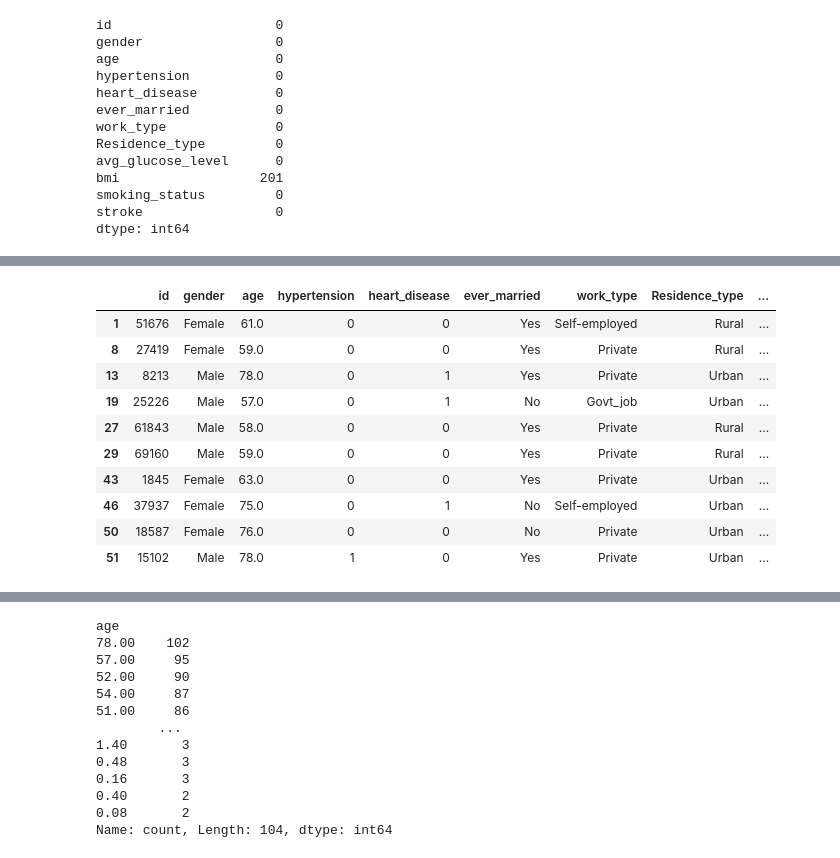
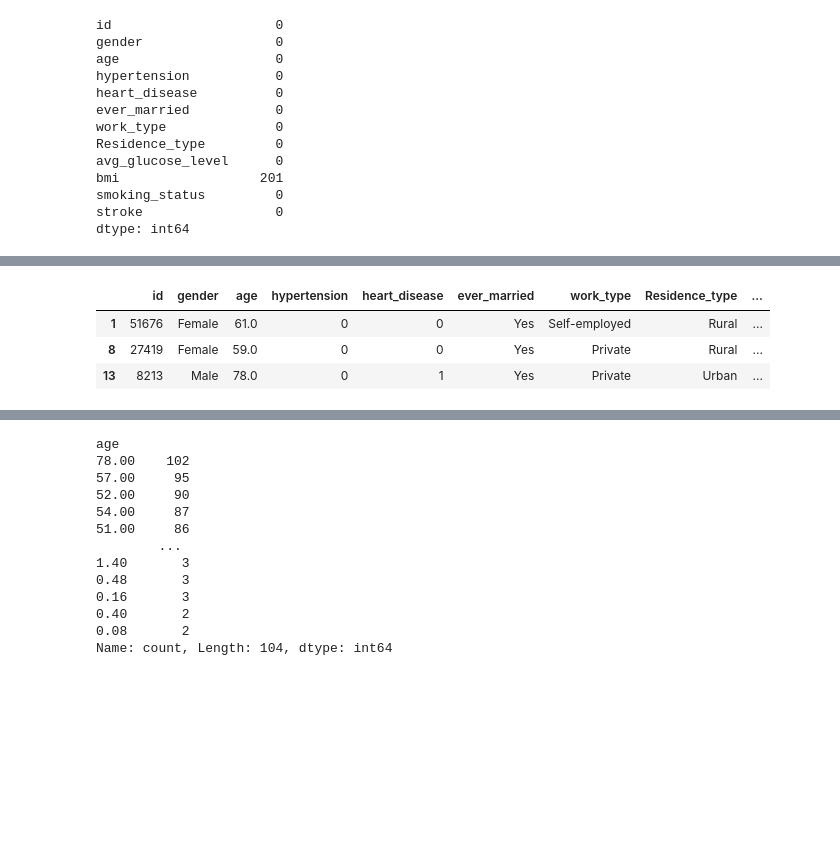
Before and after one commit to Gtalen/PFDA, a Jupyter notebook: pfda_project/stroke_prediction.ipynb, the cells around one changed output, grey strips where cells are left out. Saved outputs shown, nothing was run; the diff lists cells and outputs as text; code cells hidden in the pictures; blank space fills up the shorter version.

```diff
--- a/pfda_project/stroke_prediction.ipynb
+++ b/pfda_project/stroke_prediction.ipynb
@@ -165,17 +133,10 @@ sns.scatterplot(data=df, x='age', y='bmi', hue='gender')
 # %%
 # Create a new dataframe with only the missing values
 null_data = df[df.isnull().any(axis=1)]
-null_data.head(10)
+null_data.head(3)
 # %% [output]
 |  | id | gender | age | hypertension | heart_disease | ever_married | work_type | Residence_type | ... |
 | 1 | 51676 | Female | 61.0 | 0 | 0 | Yes | Self-employed | Rural | ... |
 | 8 | 27419 | Female | 59.0 | 0 | 0 | Yes | Private | Rural | ... |
 | 13 | 8213 | Male | 78.0 | 0 | 1 | Yes | Private | Urban | ... |
-| 19 | 25226 | Male | 57.0 | 0 | 1 | No | Govt_job | Urban | ... |
-| 27 | 61843 | Male | 58.0 | 0 | 0 | Yes | Private | Rural | ... |
-| 29 | 69160 | Male | 59.0 | 0 | 0 | Yes | Private | Rural | ... |
-| 43 | 1845 | Female | 63.0 | 0 | 0 | Yes | Private | Urban | ... |
-| 46 | 37937 | Female | 75.0 | 0 | 1 | No | Self-employed | Urban | ... |
-| 50 | 18587 | Female | 76.0 | 0 | 0 | No | Private | Urban | ... |
-| 51 | 15102 | Male | 78.0 | 1 | 0 | Yes | Private | Urban | ... |
 # %%
```
Also changed, not shown: parts of 38 cells of this notebook, 2 other files.
